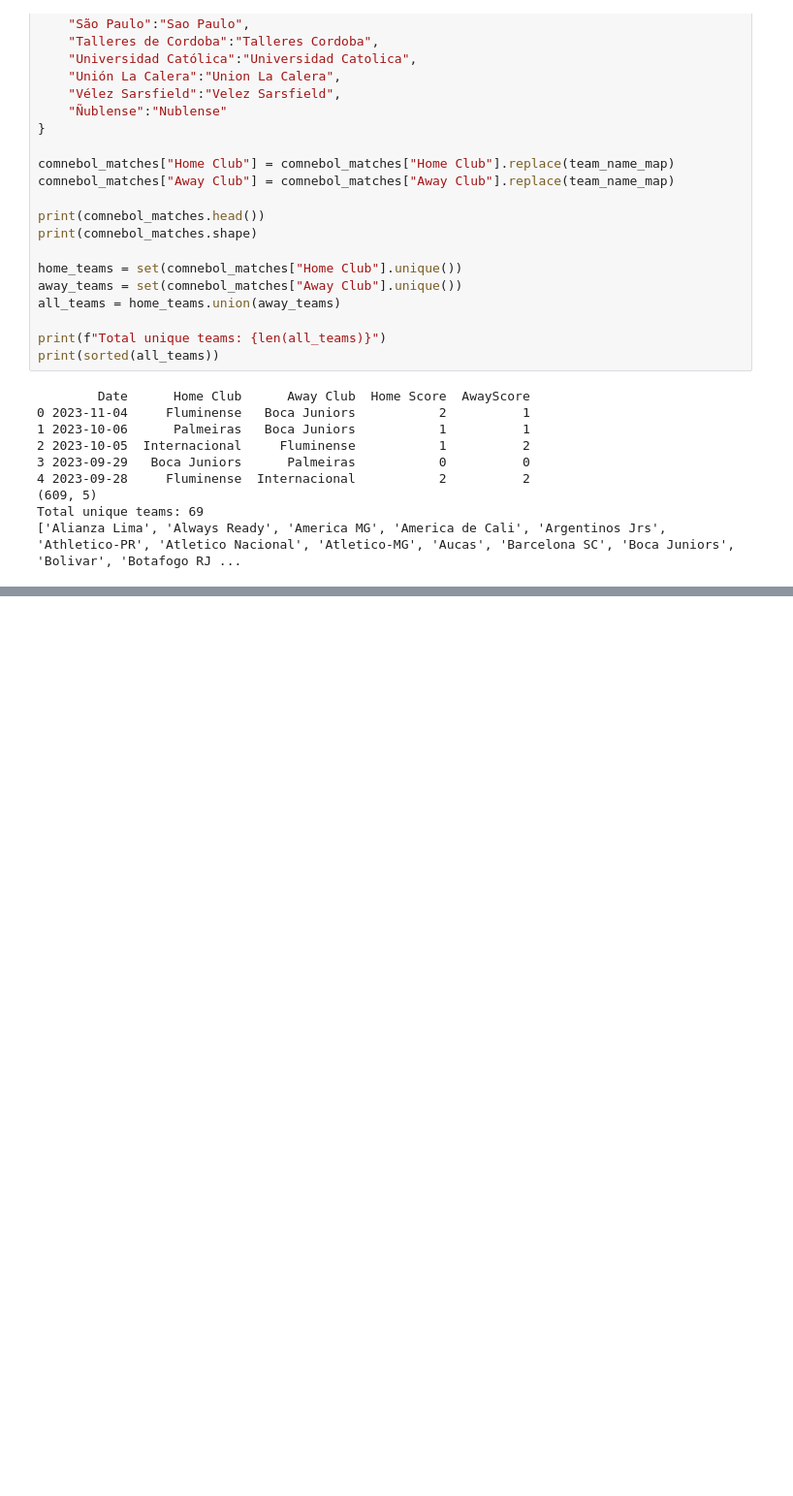
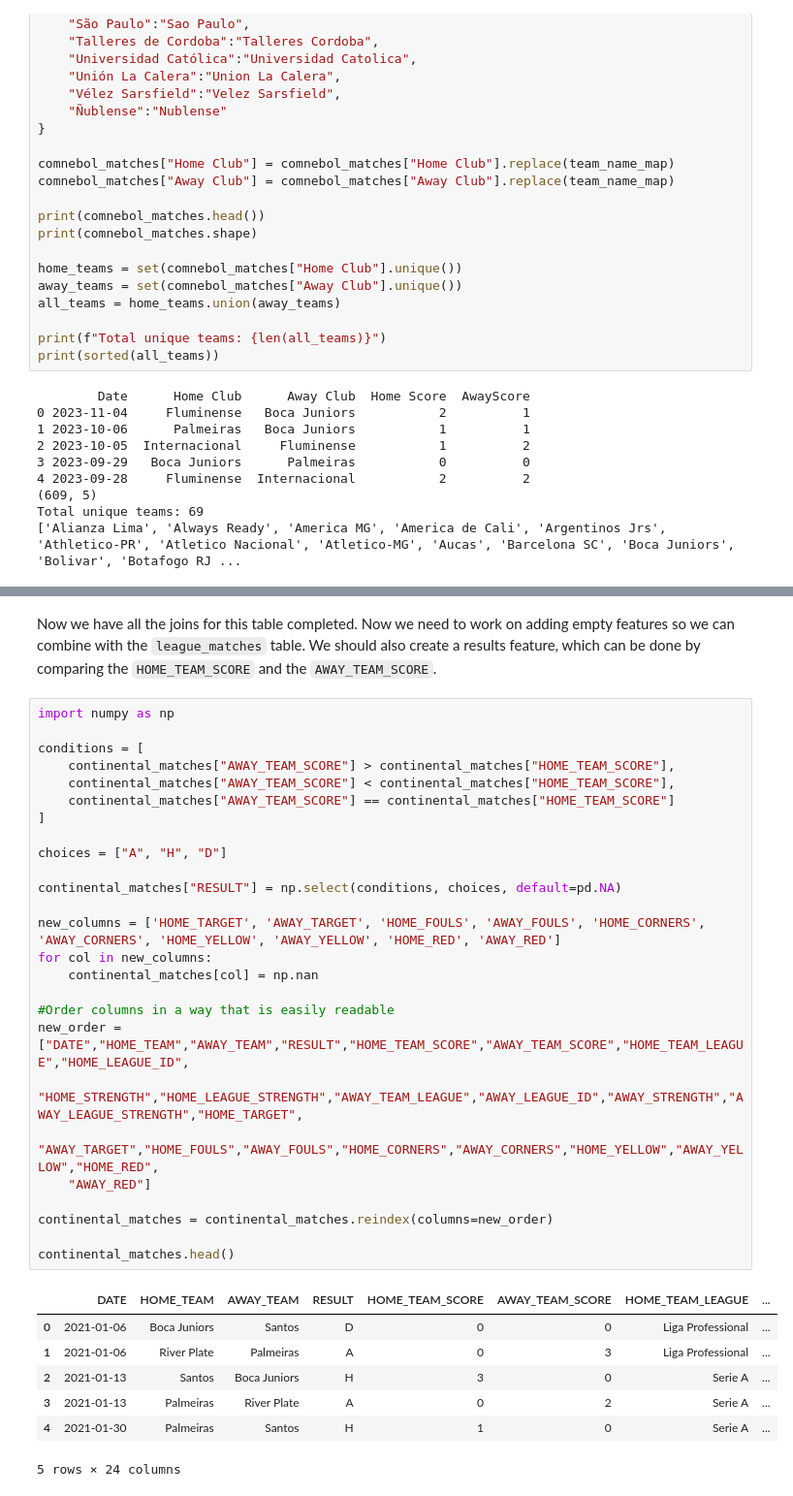
Before and after one commit to kushlalwani/CWCPredictions, a Jupyter notebook: notebooks/Exploratory_Data_Analysis.ipynb, the cells around one changed output, grey strips where cells are left out. Shown at 97% size. Saved outputs shown, nothing was run; the diff lists cells and outputs as text; blank space fills up the shorter version.

```diff
--- a/notebooks/Exploratory_Data_Analysis.ipynb
+++ b/notebooks/Exploratory_Data_Analysis.ipynb
@@ -297,0 +389,36 @@ Total unique teams: 69
+# %% [markdown]
+Now we have all the joins for this table completed. Now we need to work on adding empty features so we can combine with the `league_matches` table. We should also create a results feature, which can be done by comparing the `HOME_TEAM_SCORE` and the `AWAY_TEAM_SCORE`.
+# %%
+import numpy as np
+
+conditions = [
+    continental_matches["AWAY_TEAM_SCORE"] > continental_matches["HOME_TEAM_SCORE"],
+    continental_matches["AWAY_TEAM_SCORE"] < continental_matches["HOME_TEAM_SCORE"],
+    continental_matches["AWAY_TEAM_SCORE"] == continental_matches["HOME_TEAM_SCORE"]
+]
+
+choices = ["A", "H", "D"]
+
+continental_matches["RESULT"] = np.select(conditions, choices, default=pd.NA)
+
+new_columns = ['HOME_TARGET', 'AWAY_TARGET', 'HOME_FOULS', 'AWAY_FOULS', 'HOME_CORNERS', 'AWAY_CORNERS', 'HOME_YELLOW', 'AWAY_YELLOW', 'HOME_RED', 'AWAY_RED']
+for col in new_columns:
+    continental_matches[col] = np.nan
+
+#Order columns in a way that is easily readable
+new_order = ["DATE","HOME_TEAM","AWAY_TEAM","RESULT","HOME_TEAM_SCORE","AWAY_TEAM_SCORE","HOME_TEAM_LEAGUE","HOME_LEAGUE_ID",
+    "HOME_STRENGTH","HOME_LEAGUE_STRENGTH","AWAY_TEAM_LEAGUE","AWAY_LEAGUE_ID","AWAY_STRENGTH","AWAY_LEAGUE_STRENGTH","HOME_TARGET",
+    "AWAY_TARGET","HOME_FOULS","AWAY_FOULS","HOME_CORNERS","AWAY_CORNERS","HOME_YELLOW","AWAY_YELLOW","HOME_RED",
+    "AWAY_RED"]
+
+continental_matches = continental_matches.reindex(columns=new_order)
+
+continental_matches.head()
+# %% [output]
+|  | DATE | HOME_TEAM | AWAY_TEAM | RESULT | HOME_TEAM_SCORE | AWAY_TEAM_SCORE | HOME_TEAM_LEAGUE | ... |
+| 0 | 2021-01-06 | Boca Juniors | Santos | D | 0 | 0 | Liga Professional | ... |
+| 1 | 2021-01-06 | River Plate | Palmeiras | A | 0 | 3 | Liga Professional | ... |
+| 2 | 2021-01-13 | Santos | Boca Juniors | H | 3 | 0 | Serie A | ... |
+| 3 | 2021-01-13 | Palmeiras | River Plate | A | 0 | 2 | Serie A | ... |
+| 4 | 2021-01-30 | Palmeiras | Santos | H | 1 | 0 | Serie A | ... |
+5 rows × 24 columns
```
Also changed, not shown: parts of 9 cells of this notebook.
